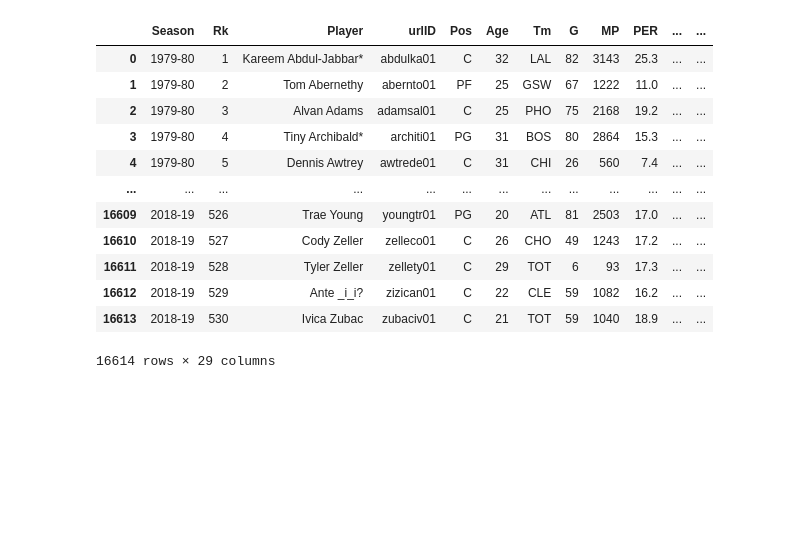
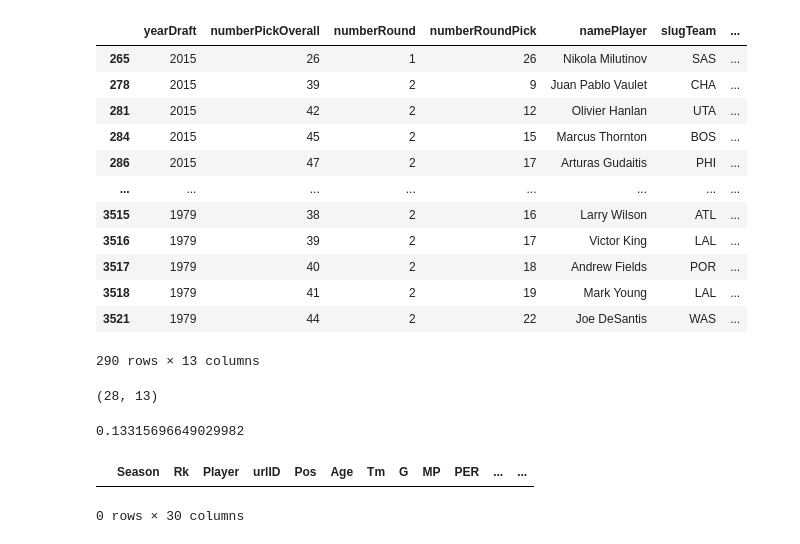
Before and after one commit to kheuton/draft_lab, a Jupyter notebook: Draft Lab.ipynb, the cells around one changed output. Drawn from its saved outputs; the diff is of its cells as text; code cells hidden in the pictures; blank space fills up the shorter version.

```diff
--- a/Draft Lab.ipynb
+++ b/Draft Lab.ipynb
@@ -47,2 +63 @@ players_df[players_df['urlID']=='abdulka01']
 # %%
-draft_df.loc[:,'urlID'] = draft_df['basketball_reference_url'].apply(lambda url: os.path.splitext(os.path.basename(str(url)))[0])
@@ -65,2 +85,4 @@ draft_df[draft_df['basketball_reference_url'].isna()]
 # %%
-players_df['urlID']
+missing_draft_ids = draft_df[draft_df['basketball_reference_url'].isna()].idPlayer.unique()
+link_ids = link_df.NBAID.unique()
+still_missing = [draft_id for draft_id in missing_draft_ids if draft_id not in link_ids]
@@ -95,16 +89,31 @@ players_df[players_df['Player']=='Gary Trent']
 # %%
-players_df
+still_missing_df = draft_df[draft_df['idPlayer'].isin(still_missing)]
-# %% [output]
-|  | Season | Rk | Player | urlID | Pos | Age | Tm | G | MP | PER | ... | ... |
-| 0 | 1979-80 | 1 | Kareem Abdul-Jabbar* | abdulka01 | C | 32 | LAL | 82 | 3143 | 25.3 | ... | ... |
-| 1 | 1979-80 | 2 | Tom Abernethy | abernto01 | PF | 25 | GSW | 67 | 1222 | 11.0 | ... | ... |
-| 2 | 1979-80 | 3 | Alvan Adams | adamsal01 | C | 25 | PHO | 75 | 2168 | 19.2 | ... | ... |
-| 3 | 1979-80 | 4 | Tiny Archibald* | architi01 | PG | 31 | BOS | 80 | 2864 | 15.3 | ... | ... |
-| 4 | 1979-80 | 5 | Dennis Awtrey | awtrede01 | C | 31 | CHI | 26 | 560 | 7.4 | ... | ... |
-| ... | ... | ... | ... | ... | ... | ... | ... | ... | ... | ... | ... | ... |
-| 16609 | 2018-19 | 526 | Trae Young | youngtr01 | PG | 20 | ATL | 81 | 2503 | 17.0 | ... | ... |
-| 16610 | 2018-19 | 527 | Cody Zeller | zelleco01 | C | 26 | CHO | 49 | 1243 | 17.2 | ... | ... |
-| 16611 | 2018-19 | 528 | Tyler Zeller | zellety01 | C | 29 | TOT | 6 | 93 | 17.3 | ... | ... |
-| 16612 | 2018-19 | 529 | Ante _i_i? | zizican01 | C | 22 | CLE | 59 | 1082 | 16.2 | ... | ... |
-| 16613 | 2018-19 | 530 | Ivica Zubac | zubaciv01 | C | 21 | TOT | 59 | 1040 | 18.9 | ... | ... |
-16614 rows × 29 columns
+# %%
+still_missing_df
+# %% [output]
+|  | yearDraft | numberPickOverall | numberRound | numberRoundPick | namePlayer | slugTeam | ... |
+| 265 | 2015 | 26 | 1 | 26 | Nikola Milutinov | SAS | ... |
+| 278 | 2015 | 39 | 2 | 9 | Juan Pablo Vaulet | CHA | ... |
+| 281 | 2015 | 42 | 2 | 12 | Olivier Hanlan | UTA | ... |
+| 284 | 2015 | 45 | 2 | 15 | Marcus Thornton | BOS | ... |
+| 286 | 2015 | 47 | 2 | 17 | Arturas Gudaitis | PHI | ... |
+| ... | ... | ... | ... | ... | ... | ... | ... |
+| 3515 | 1979 | 38 | 2 | 16 | Larry Wilson | ATL | ... |
+| 3516 | 1979 | 39 | 2 | 17 | Victor King | LAL | ... |
+| 3517 | 1979 | 40 | 2 | 18 | Andrew Fields | POR | ... |
+| 3518 | 1979 | 41 | 2 | 19 | Mark Young | LAL | ... |
+| 3521 | 1979 | 44 | 2 | 22 | Joe DeSantis | WAS | ... |
+290 rows × 13 columns
+# %%
+still_missing_df.shape
+# %% [output]
+(28, 13)
+# %%
+302/2268
+# %% [output]
+0.13315696649029982
+# %%
+players_df[players_df['Player']=='Olivier Hanlan']
+# %% [output]
+|  | Season | Rk | Player | urlID | Pos | Age | Tm | G | MP | PER | ... | ... |
+0 rows × 30 columns
```
Also changed, not shown: parts of 8 cells of this notebook.
